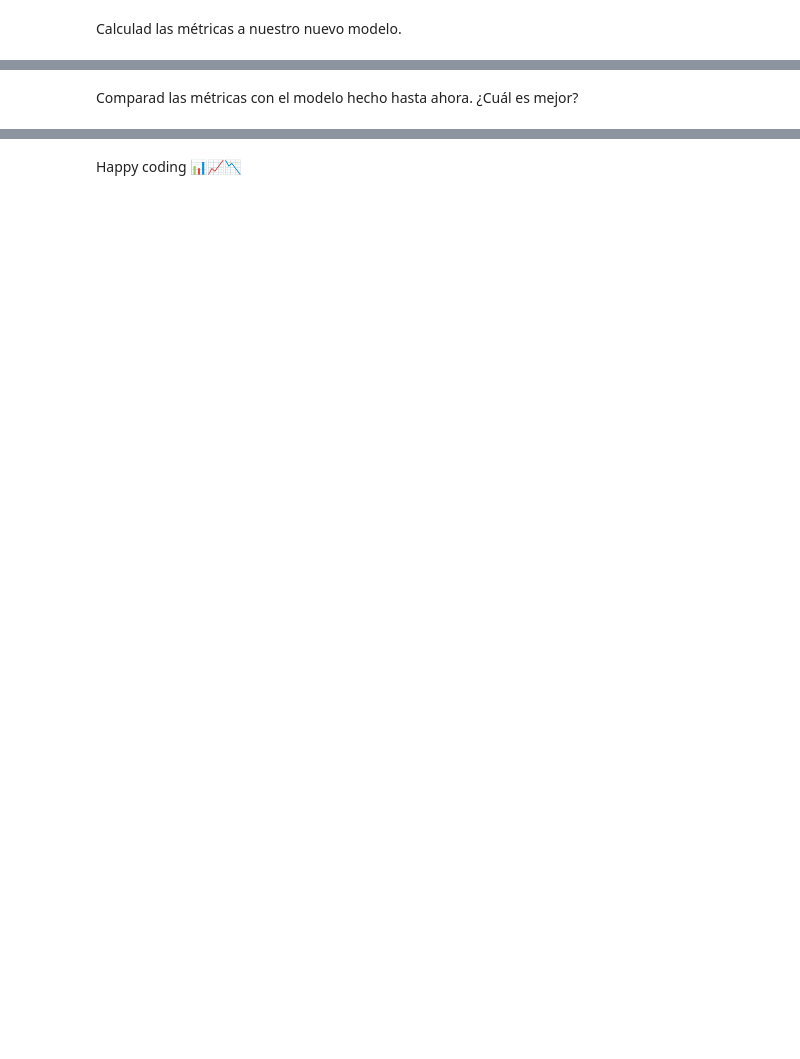
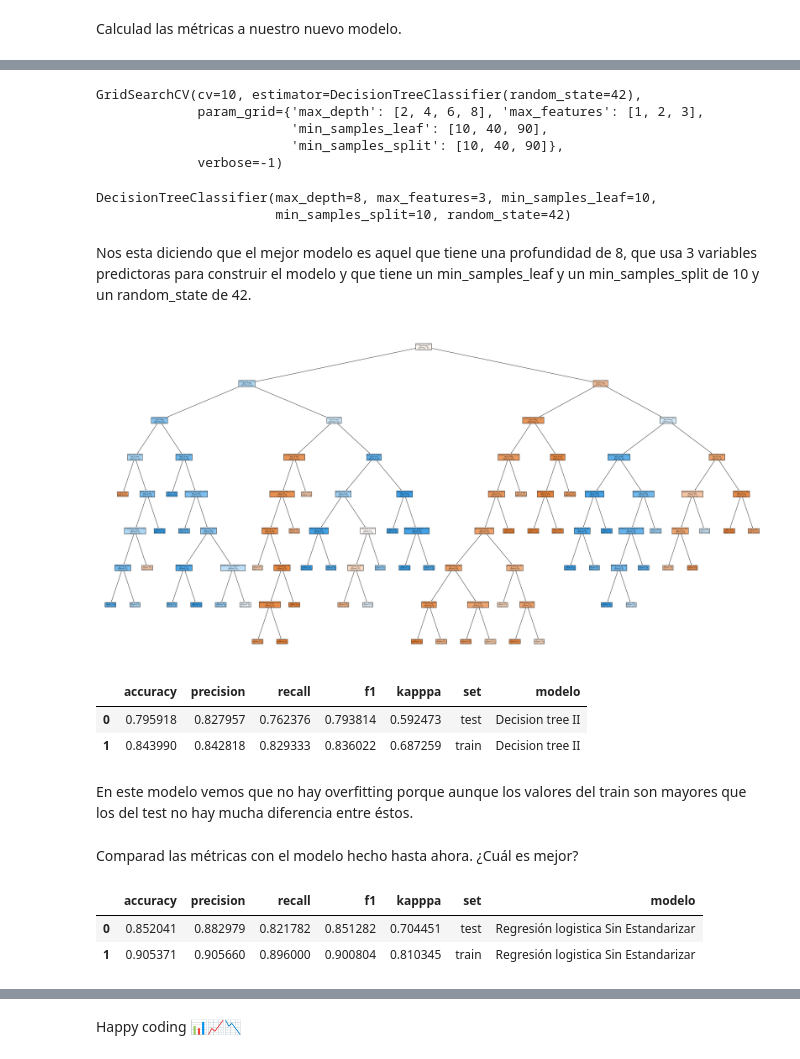
Before and after one commit to Adalab/DA-promo-c-modulo-3-sprint-1-Sila-Silvia, a Jupyter notebook: Regresión Logística/Leccion-17-Regresion-Logistica-Decision-Tree/Leccion-17-Regresion-Logistica-Decision-Tree.ipynb, the cells around one changed output, grey strips where cells are left out. Cells and saved outputs as stored; diff of their text form; code cells hidden in the pictures; blank space fills up the shorter version.

```diff
--- a/Regresión Logística/Leccion-17-Regresion-Logistica-Decision-Tree/Leccion-17-Regresion-Logistica-Decision-Tree.ipynb
+++ b/Regresión Logística/Leccion-17-Regresion-Logistica-Decision-Tree/Leccion-17-Regresion-Logistica-Decision-Tree.ipynb
@@ -26,0 +126,41 @@ Calculad las métricas a nuestro nuevo modelo.
+# %%
+# Definimos un diccionario con los hiperparámetros que queremos modificar y los valores que queremos.
+
+param = {"max_depth": [2, 4, 6, 8],
+        "max_features": [1, 2, 3],
+        "min_samples_split": [10, 40, 90],
+        "min_samples_leaf": [10, 40, 90]}
+# %%
+# Iniciaremos el modelo con GridSearch.
+
+gs = GridSearchCV(
+            estimator=DecisionTreeClassifier(random_state= 42),
+            param_grid= param,
+            cv=10,
+            verbose=-1)
+# %%
+# Ajustamos el modelo que acabamos de definir en el GridSearch.
+
+gs.fit(x_train, y_train)
+# %% [output]
+GridSearchCV(cv=10, estimator=DecisionTreeClassifier(random_state=42),
+             param_grid={'max_depth': [2, 4, 6, 8], 'max_features': [1, 2, 3],
+                         'min_samples_leaf': [10, 40, 90],
+                         'min_samples_split': [10, 40, 90]},
+             verbose=-1)
+# %%
+# Utilizamos el método best_estimator_ para ver que modelo a partir de GridSearchCV es el mejor para nuestro estudio.
+mejor_modelo = gs.best_estimator_
+mejor_modelo
+# %% [output]
+DecisionTreeClassifier(max_depth=8, max_features=3, min_samples_leaf=10,
+                       min_samples_split=10, random_state=42)
+# %% [markdown]
+Nos esta diciendo que el mejor modelo es aquel que tiene una profundidad de 8, que usa 3 variables predictoras para construir el modelo y que tiene un min_samples_leaf y un min_samples_split de 10 y un random_state de 42.
+# %%
+# Visualizamos el árbol que nos propone best_estimator_
+
+fig = plt.figure(figsize=(40, 20))
+tree.plot_tree(mejor_modelo, feature_names=x_train.columns, filled=True);
+# %% [output]
+[figure, added]
@@ -27,2 +170,23 @@ Calculad las métricas a nuestro nuevo modelo.
+# %%
+# Vemos las métricas de nuestro modelo Decision Tree II.
+
+df_results2_decision = metricas(y_test, y_pred_test_2, y_train, y_pred_train_2, "Decision tree II")
+df_results2_decision
+# %% [output]
+|  | accuracy | precision | recall | f1 | kapppa | set | modelo |
+| 0 | 0.795918 | 0.827957 | 0.762376 | 0.793814 | 0.592473 | test | Decision tree II |
+| 1 | 0.843990 | 0.842818 | 0.829333 | 0.836022 | 0.687259 | train | Decision tree II |
+# %% [markdown]
+En este modelo vemos que no hay overfitting porque aunque los valores del train son mayores que los del test no hay mucha diferencia entre éstos.
 # %% [markdown]
 Comparad las métricas con el modelo hecho hasta ahora. ¿Cuál es mejor?
+# %%
+# Cargaremos el csv de métricas que creamos en el pair anterior donde sacamos del modelo de regresión logística
+# sus métricas para poder compararlo con éste.
+
+df_logistica_results = pd.read_csv("resultados_estudiantes_sin_estandarizar_codificados_metricas.csv", index_col = 0)
+df_logistica_results
+# %% [output]
+|  | accuracy | precision | recall | f1 | kapppa | set | modelo |
+| 0 | 0.852041 | 0.882979 | 0.821782 | 0.851282 | 0.704451 | test | Regresión logistica Sin Estandarizar |
+| 1 | 0.905371 | 0.905660 | 0.896000 | 0.900804 | 0.810345 | train | Regresión logistica Sin Estandarizar |
```
Also changed, not shown: parts of 30 cells of this notebook, 8 other files.
